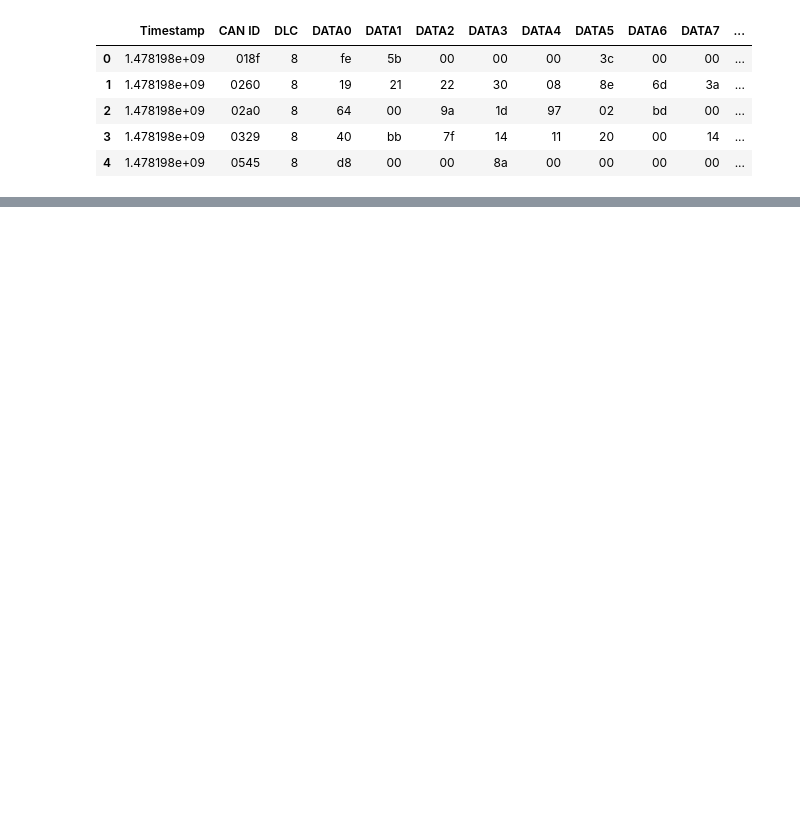
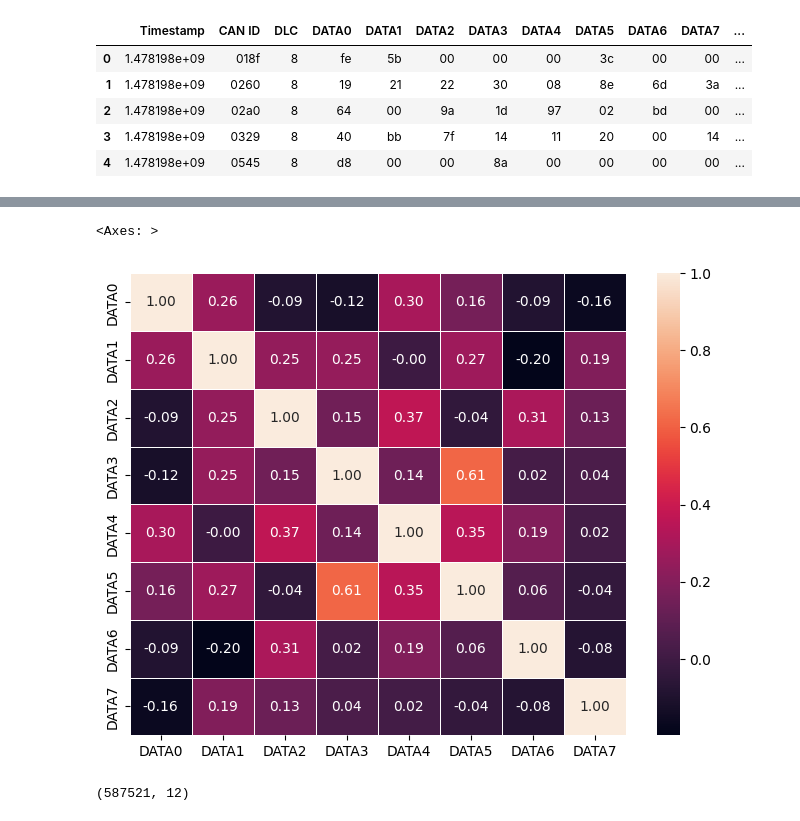
Before and after one commit to pranav-k-jha/kaggle-notebooks, a Jupyter notebook: cav-ml-prediction-model.ipynb, the cells around one changed output, grey strips where cells are left out. Saved outputs shown, nothing was run; the diff lists cells and outputs as text; code cells hidden in the pictures; blank space fills up the shorter version.

```diff
--- a/cav-ml-prediction-model.ipynb
+++ b/cav-ml-prediction-model.ipynb
@@ -134,0 +254,3 @@ df_3.describe()
+# %%
+df_6 = df_5.dropna().copy()
+df_6.shape
@@ -134,0 +299,6 @@ df_3.describe()
+# %%
+# Convert columns to int64 including timestamp mcolumn
+df_6 = df_6.astype({"DATA0": "int64", "DATA1": "int64",
+                    "DATA2": "int64", "DATA3": "int64", "DATA4": "int64",
+                    "DATA5": "int64", "DATA6": "int64", "DATA7": "int64",
+                    "Time_delta": "int64", "0000_Count": "int64", "Flag": "int64"})
@@ -134,0 +343,3 @@ df_3.describe()
+# %%
+df_7 = df_6.copy()
+df_7.head()
@@ -134,0 +359,4 @@ df_3.describe()
+# %%
+# Exclude the 'Flag' column before calculating correlation
+correlation_matrix = df_7.drop(columns=['CAN ID','Flag', 'Time_delta', '0000_Count']).corr()
+correlation_matrix
@@ -134,0 +373,12 @@ df_3.describe()
+# %%
+# Plot the correlation matrix as a heatmap
+plt.figure(figsize=(8, 6))
+sns.heatmap(correlation_matrix, annot=True, fmt='.2f', linewidths=0.5)
+# %% [output]
+<Axes: >
+[figure, added]
+# %%
+filtered_df4 = df_7[(df_7["Flag"] == 1) & (df_7["CAN ID"] == "0000")]
+filtered_df4.shape
+# %% [output]
+(587521, 12)
```
Also changed, not shown: parts of 40 cells of this notebook.
